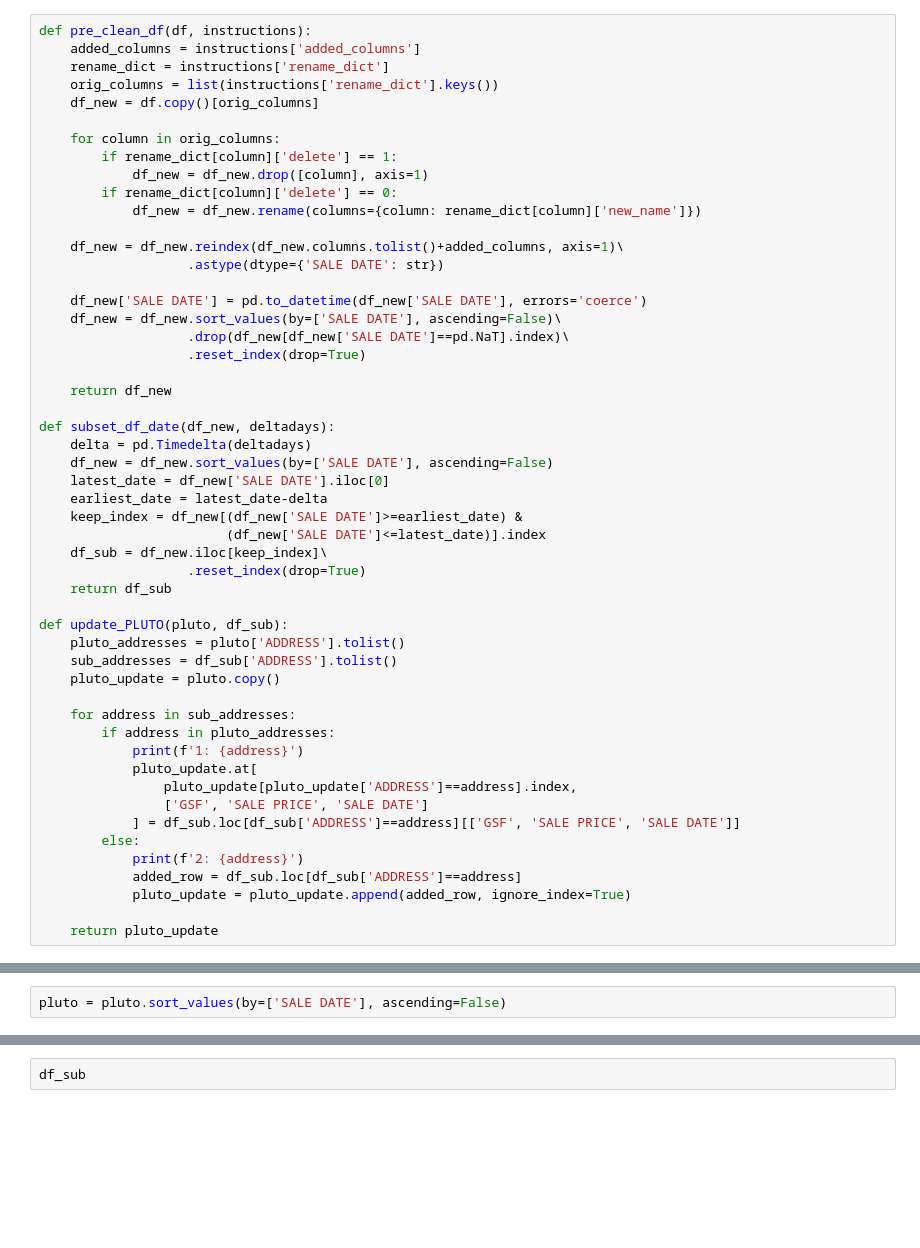
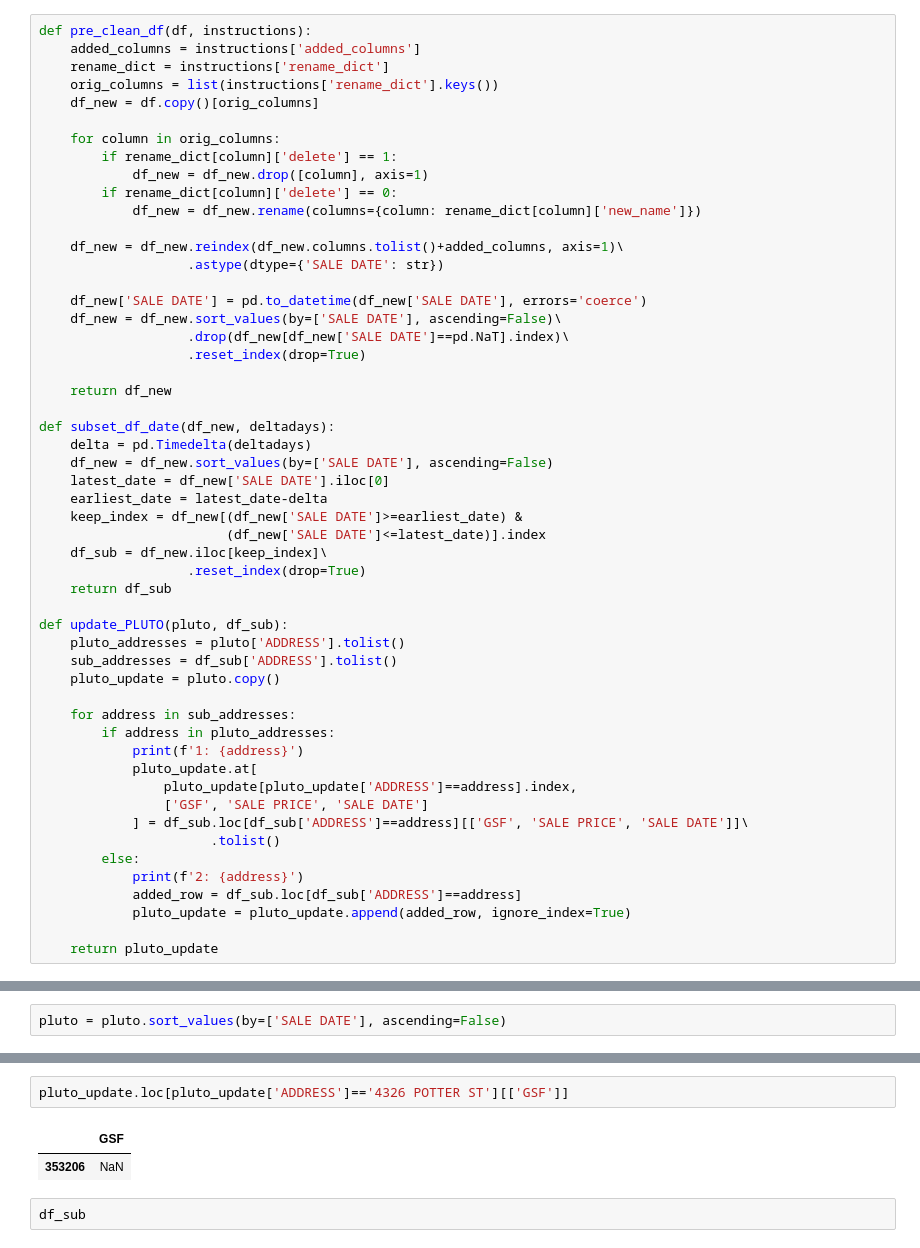
Before and after one commit to nding17/WhiterockAI, a Jupyter notebook: notebooks/PLUTO auto update pipeline.ipynb, the cells around one changed output, grey strips where cells are left out. Drawn from its saved outputs; the diff is of its cells as text; blank space fills up the shorter version.

```diff
--- a/notebooks/PLUTO auto update pipeline.ipynb
+++ b/notebooks/PLUTO auto update pipeline.ipynb
@@ -367,7 +367,8 @@ def update_PLUTO(pluto, df_sub):
             pluto_update.at[
                 pluto_update[pluto_update['ADDRESS']==address].index,
                 ['GSF', 'SALE PRICE', 'SALE DATE']
-            ] = df_sub.loc[df_sub['ADDRESS']==address][['GSF', 'SALE PRICE', 'SALE DATE']]
+            ] = df_sub.loc[df_sub['ADDRESS']==address][['GSF', 'SALE PRICE', 'SALE DATE']]\
+                      .tolist()
         else:
             print(f'2: {address}')
             added_row = df_sub.loc[df_sub['ADDRESS']==address]
@@ -422,3 +407,8 @@ pluto
+# %%
+pluto_update.loc[pluto_update['ADDRESS']=='4326 POTTER ST'][['GSF']]
+# %% [output]
+|  | GSF |
+| 353206 | NaN |
 # %%
 df_sub
 # %% [output]
```
Also changed, not shown: parts of 2 cells of this notebook, 1 other file.
